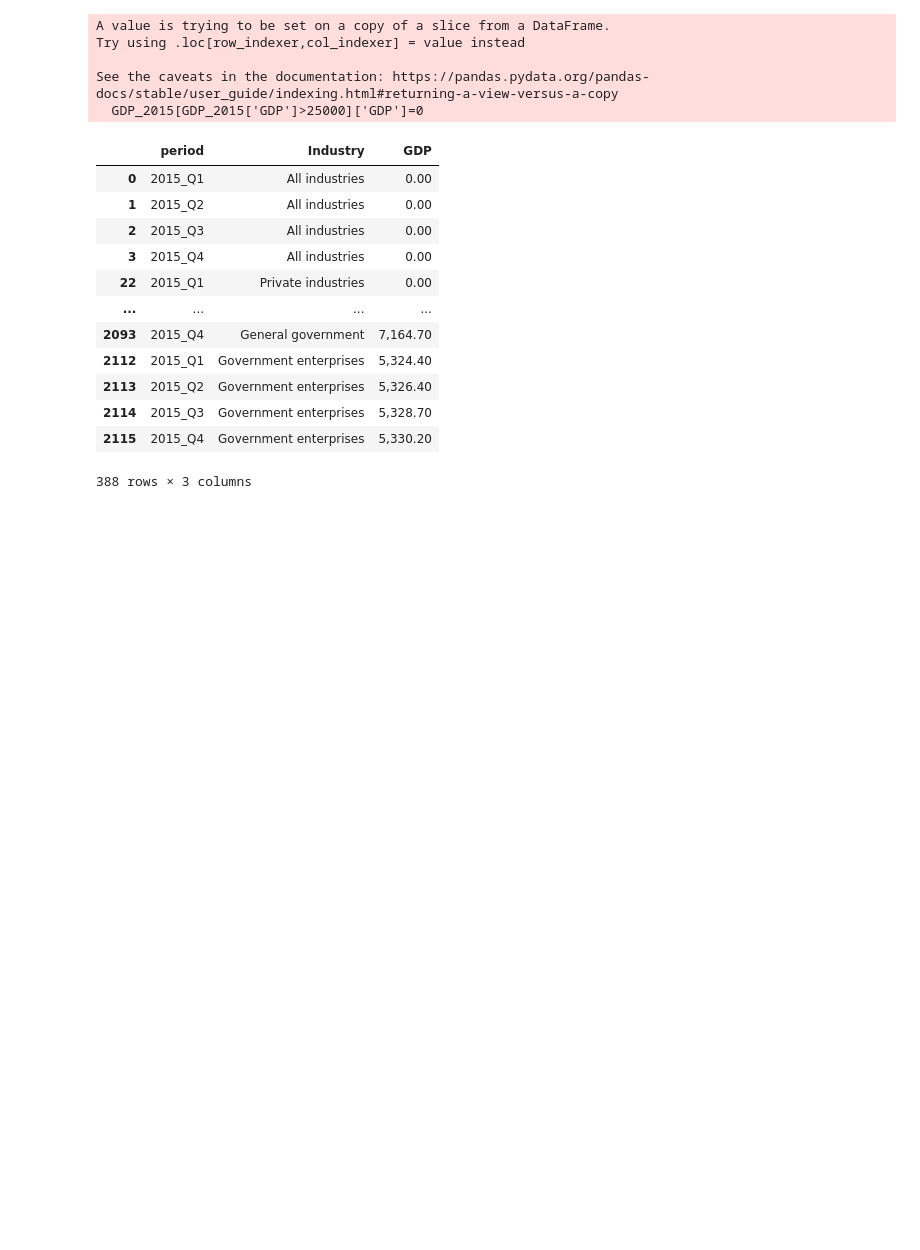
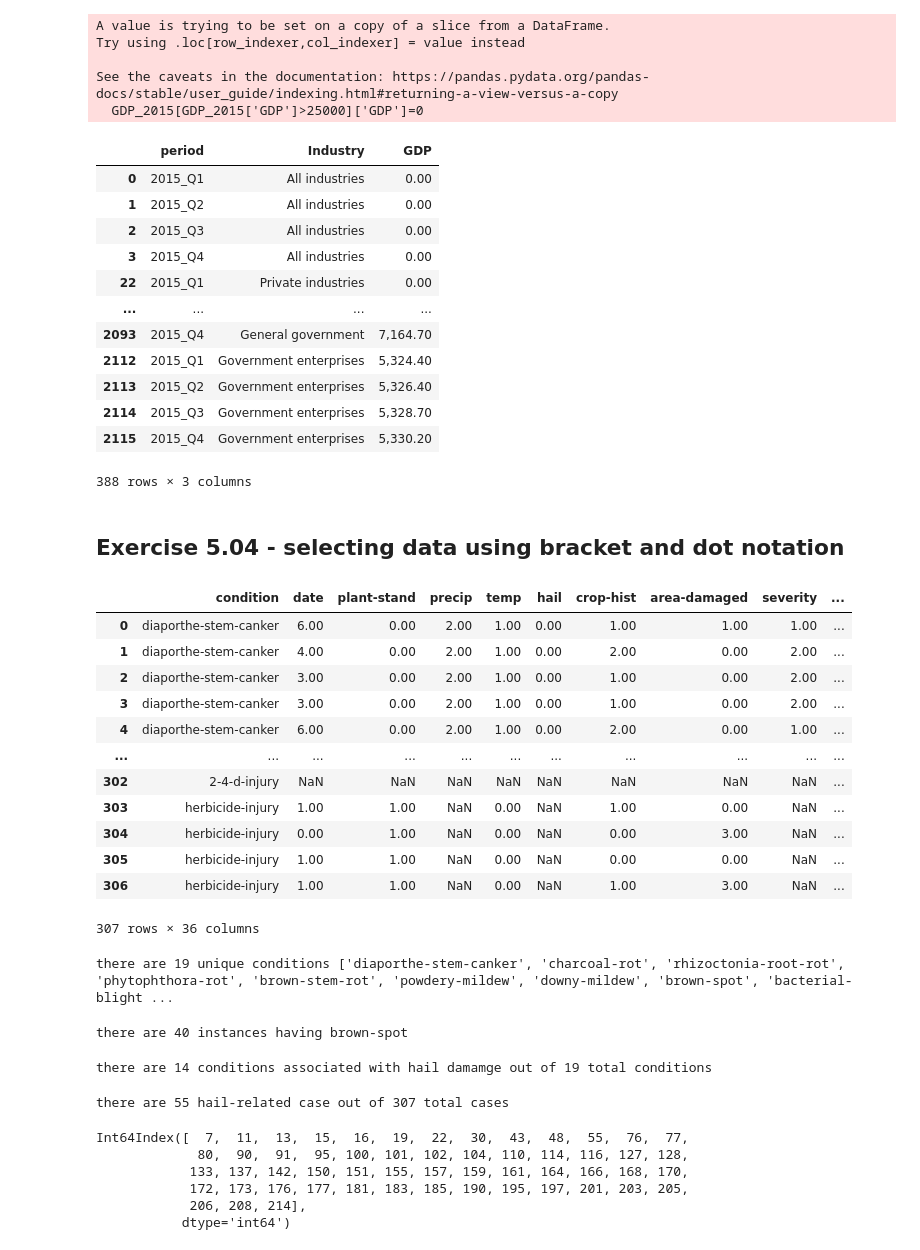
Before and after one commit to mlhudson1/CIDM4310-70_Pandas, a Jupyter notebook: Chapter5.ipynb, the cells around one changed output. Saved outputs shown, nothing was run; the diff lists cells and outputs as text; code cells hidden in the pictures; blank space fills up the shorter version.

Commit message:
Ch.5 - Exercise 5.04 - selecting data using bracket and dot notation

```diff
--- a/Chapter5.ipynb
+++ b/Chapter5.ipynb
@@ -692,3 +692,50 @@ GDP_2015
 | 2114 | 2015_Q3 | Government enterprises | 5,328.70 |
 | 2115 | 2015_Q4 | Government enterprises | 5,330.20 |
 388 rows × 3 columns
+# %% [markdown]
+## Exercise 5.04 - selecting data using bracket and dot notation
+# %%
+soybean_diseases=pd.read_csv('Chapter5-Datasets/soybean.csv')
+soybean_diseases
+# %% [output]
+|  | condition | date | plant-stand | precip | temp | hail | crop-hist | area-damaged | severity | ... |
+| 0 | diaporthe-stem-canker | 6.00 | 0.00 | 2.00 | 1.00 | 0.00 | 1.00 | 1.00 | 1.00 | ... |
+| 1 | diaporthe-stem-canker | 4.00 | 0.00 | 2.00 | 1.00 | 0.00 | 2.00 | 0.00 | 2.00 | ... |
+| 2 | diaporthe-stem-canker | 3.00 | 0.00 | 2.00 | 1.00 | 0.00 | 1.00 | 0.00 | 2.00 | ... |
+| 3 | diaporthe-stem-canker | 3.00 | 0.00 | 2.00 | 1.00 | 0.00 | 1.00 | 0.00 | 2.00 | ... |
+| 4 | diaporthe-stem-canker | 6.00 | 0.00 | 2.00 | 1.00 | 0.00 | 2.00 | 0.00 | 1.00 | ... |
+| ... | ... | ... | ... | ... | ... | ... | ... | ... | ... | ... |
+| 302 | 2-4-d-injury | NaN | NaN | NaN | NaN | NaN | NaN | NaN | NaN | ... |
+| 303 | herbicide-injury | 1.00 | 1.00 | NaN | 0.00 | NaN | 1.00 | 0.00 | NaN | ... |
+| 304 | herbicide-injury | 0.00 | 1.00 | NaN | 0.00 | NaN | 0.00 | 3.00 | NaN | ... |
+| 305 | herbicide-injury | 1.00 | 1.00 | NaN | 0.00 | NaN | 0.00 | 0.00 | NaN | ... |
+| 306 | herbicide-injury | 1.00 | 1.00 | NaN | 0.00 | NaN | 1.00 | 3.00 | NaN | ... |
+307 rows × 36 columns
+# %%
+print('there are', len(soybean_diseases['condition'].unique()), 'unique conditions', [soybean_diseases['condition'].unique() [i] for i in range(len(soybean_diseases['condition'].unique()))])
+# %% [output]
+there are 19 unique conditions ['diaporthe-stem-canker', 'charcoal-rot', 'rhizoctonia-root-rot', 'phytophthora-rot', 'brown-stem-rot', 'powdery-mildew', 'downy-mildew', 'brown-spot', 'bacterial-blight ...
+# %%
+brown_spots = soybean_diseases.loc[soybean_diseases['condition']== 'brown-spot',:]
+print('there are', brown_spots.shape[0], 'instances having brown-spot')
+# %% [output]
+there are 40 instances having brown-spot
+# %%
+hail_related = soybean_diseases.loc[soybean_diseases['hail']==1, 'condition'].unique()
+print('there are', len(hail_related),'conditions associated with hail damamge out of', len(soybean_diseases['condition'].unique()), 'total conditions')
+# %% [output]
+there are 14 conditions associated with hail damamge out of 19 total conditions
+# %%
+hail_cases = soybean_diseases.loc[soybean_diseases['hail']==1,:]
+print('there are', hail_cases.shape[0],'hail-related case out of', soybean_diseases.shape[0],'total cases')
+# %% [output]
+there are 55 hail-related case out of 307 total cases
+# %%
+hail_cases.index
+# %% [output]
+Int64Index([  7,  11,  13,  15,  16,  19,  22,  30,  43,  48,  55,  76,  77,
+             80,  90,  91,  95, 100, 101, 102, 104, 110, 114, 116, 127, 128,
+            133, 137, 142, 150, 151, 155, 157, 159, 161, 164, 166, 168, 170,
+            172, 173, 176, 177, 181, 183, 185, 190, 195, 197, 201, 203, 205,
+            206, 208, 214],
+           dtype='int64')
```
Also changed, not shown: parts of 1 cell of this notebook.
